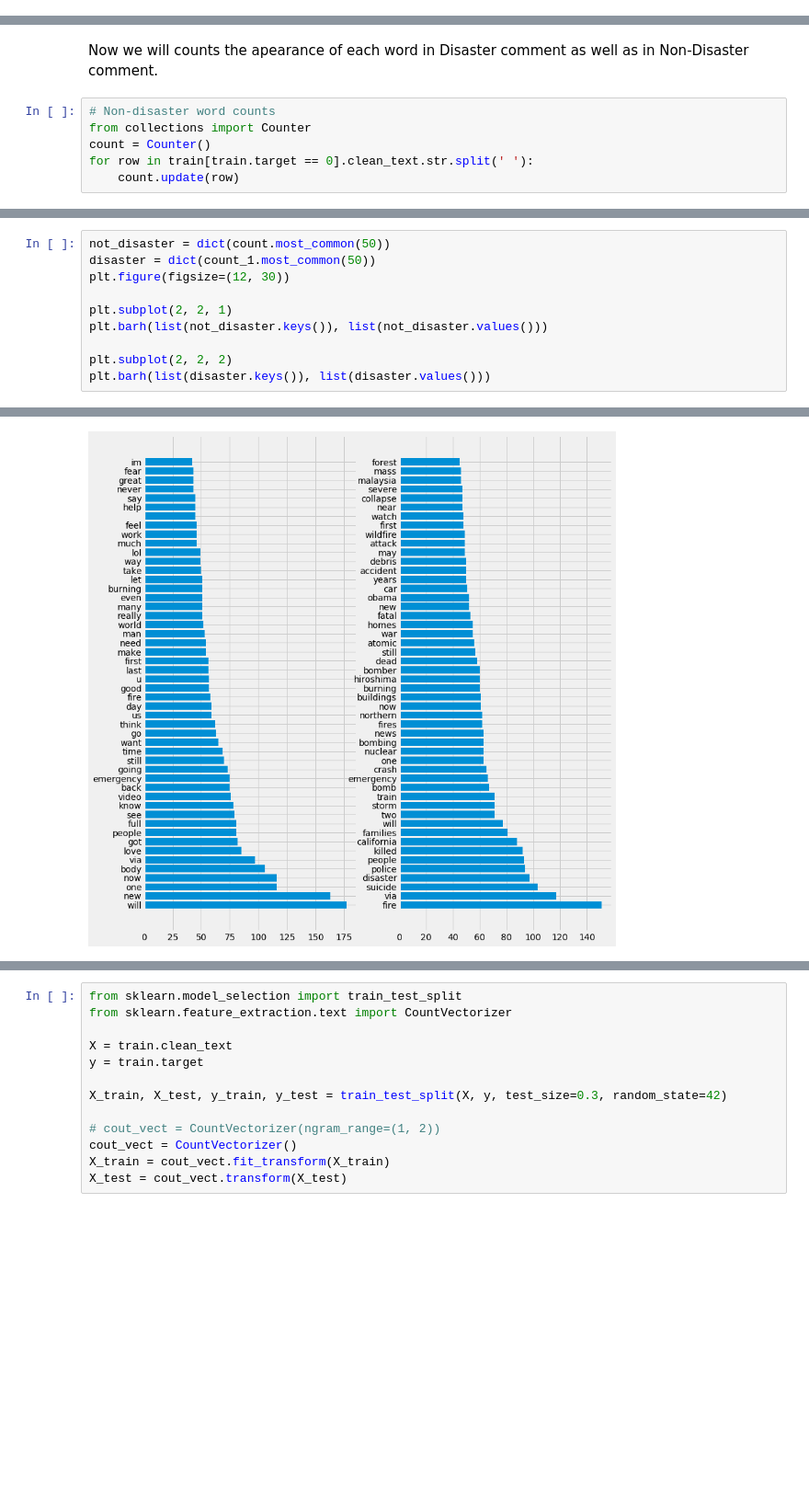
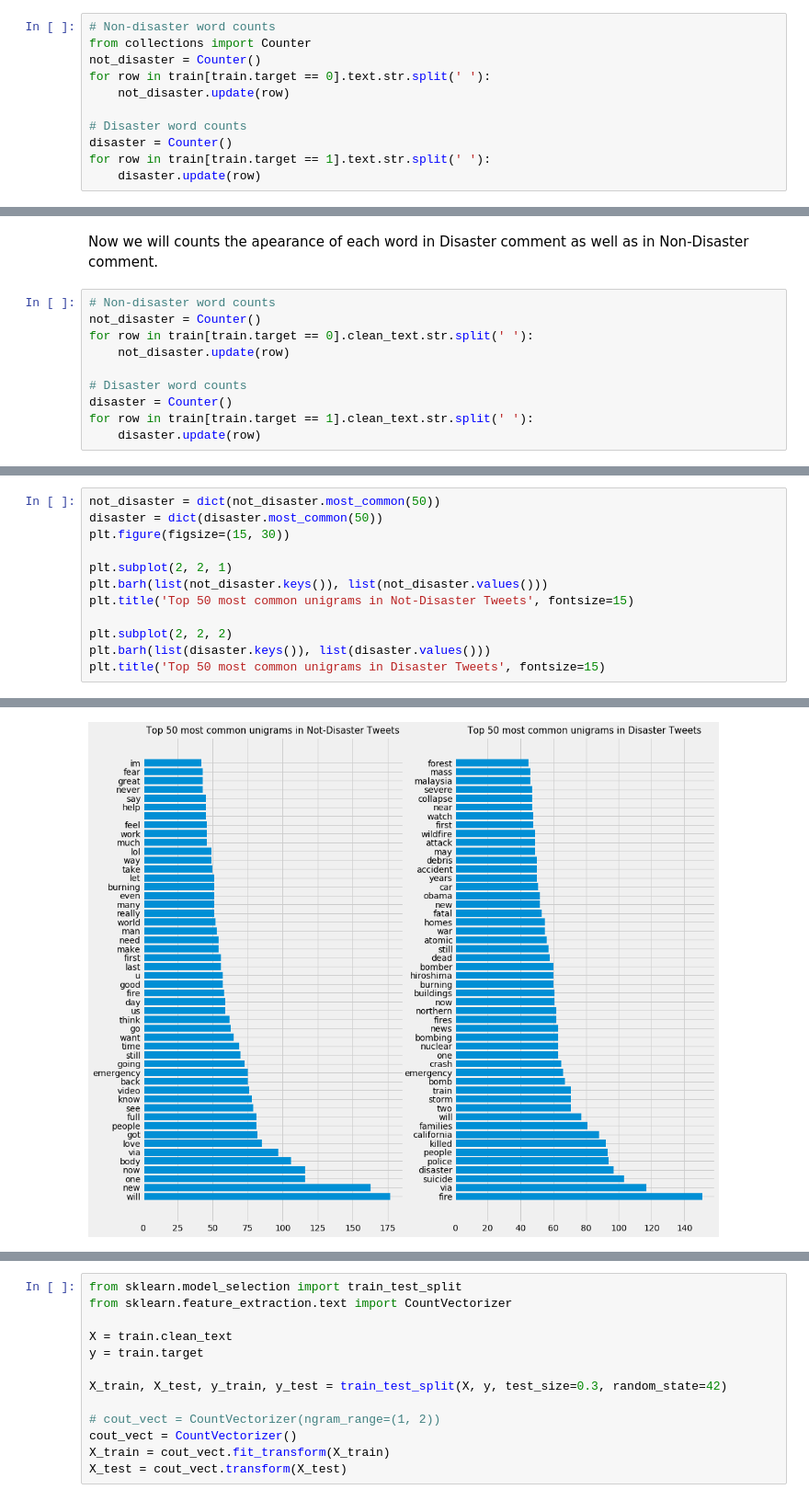
Before and after one commit to fares-ds/Real-or-Not-NLP-with-Disaster-Tweets, a Jupyter notebook: Disaster_Or_Not_Kaggle_Competition.ipynb, the cells around one changed output, grey strips where cells are left out. Shown at 92% size. Drawn from its saved outputs; the diff is of its cells as text; blank space fills up the shorter version.

```diff
--- a/Disaster_Or_Not_Kaggle_Competition.ipynb
+++ b/Disaster_Or_Not_Kaggle_Competition.ipynb
@@ -207,3 +207,14 @@ for i, column in enumerate(columns, 1):
 [figure]
 # %% [markdown]
 Remove stop words like and, or, the, a, ... As this word apairs in allmost all english sentences they will not help our model.
+# %%
+# Non-disaster word counts
+from collections import Counter
+not_disaster = Counter()
+for row in train[train.target == 0].text.str.split(' '):
+    not_disaster.update(row)
+
+# Disaster word counts
+disaster = Counter()
+for row in train[train.target == 1].text.str.split(' '):
+    disaster.update(row)
@@ -224,7 +248,11 @@ train.head()
 Now we will counts the apearance of each word in Disaster comment as well as in Non-Disaster comment.
 # %%
 # Non-disaster word counts
-from collections import Counter
-count = Counter()
+not_disaster = Counter()
 for row in train[train.target == 0].clean_text.str.split(' '):
-    count.update(row)
+    not_disaster.update(row)
+
+# Disaster word counts
+disaster = Counter()
+for row in train[train.target == 1].clean_text.str.split(' '):
+    disaster.update(row)
@@ -236,11 +259,13 @@ for row in train[train.target == 1].clean_text.str.split(' '):
 # %%
-not_disaster = dict(count.most_common(50))
-disaster = dict(count_1.most_common(50))
-plt.figure(figsize=(12, 30))
+not_disaster = dict(not_disaster.most_common(50))
+disaster = dict(disaster.most_common(50))
+plt.figure(figsize=(15, 30))
 
 plt.subplot(2, 2, 1)
 plt.barh(list(not_disaster.keys()), list(not_disaster.values()))
+plt.title('Top 50 most common unigrams in Not-Disaster Tweets', fontsize=15)
 
 plt.subplot(2, 2, 2)
 plt.barh(list(disaster.keys()), list(disaster.values()))
+plt.title('Top 50 most common unigrams in Disaster Tweets', fontsize=15)
 # %% [output]
@@ -248 +273 @@ plt.barh(list(disaster.keys()), list(disaster.values()))
-[figure, old version]
+[figure, new version]
```
Also changed, not shown: parts of 9 cells of this notebook.
